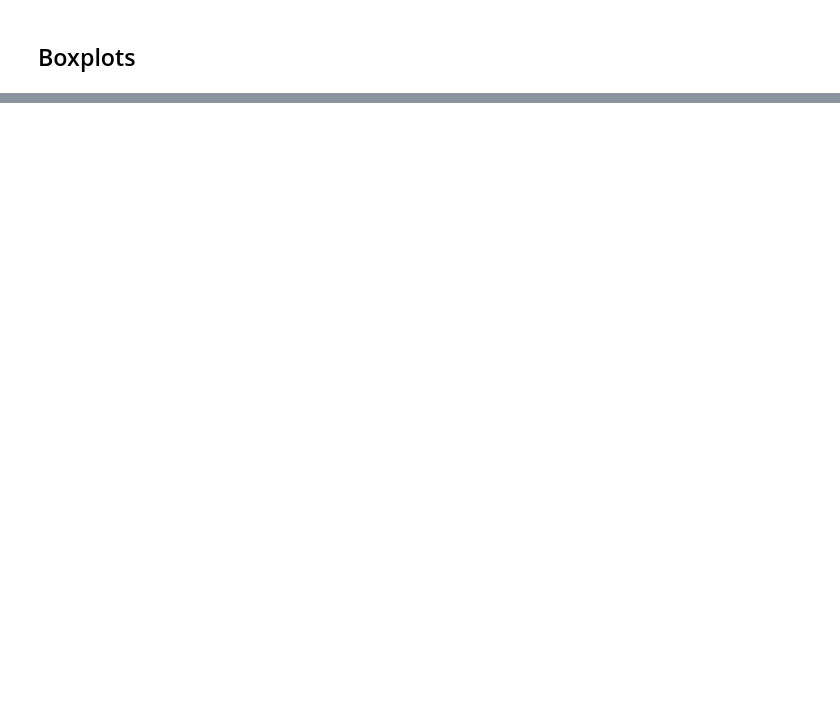
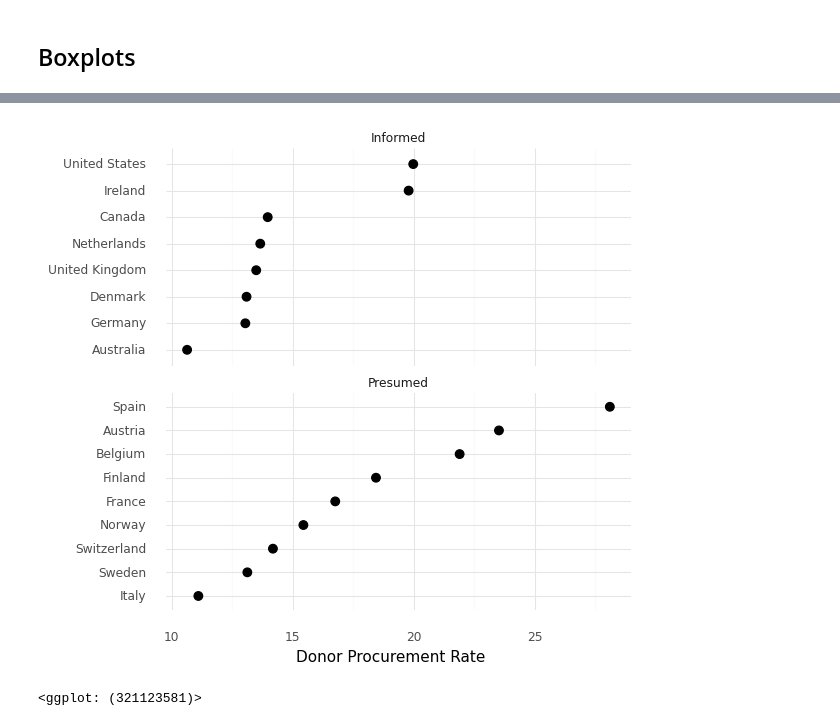
Before and after one commit to jkgiesler/healy-viz, a Jupyter notebook: chapter5-python.ipynb, the cells around one changed output, grey strips where cells are left out. Cells and saved outputs as stored; diff of their text form; code cells hidden in the pictures; blank space fills up the shorter version.

```diff
--- a/chapter5-python.ipynb
+++ b/chapter5-python.ipynb
@@ -207,0 +210,8 @@ p + geom_jitter(position=position_jitter(width=0.15)) + \
+# %%
+by_country = organdata.groupby(
+    ['country','consent_law']
+).agg(['mean','std']).reset_index()
+
+by_country = by_country.dropna()
+
+by_country.columns = ['_'.join(y) if y[1] != '' else y[0] for y in by_country.columns]
@@ -207,0 +237,18 @@ p + geom_jitter(position=position_jitter(width=0.15)) + \
+# %%
+# 5.14
+
+p = ggplot(
+    data=by_country,
+    mapping=aes(
+        x='donors_mean',
+        y='country',
+    )
+)
+
+p + geom_point(size=3) + \
+    facet_wrap('~consent_law',scales='free_y',ncol=1) + \
+    theme_minimal() + \
+    labs(x="Donor Procurement Rate", y = "")
+# %% [output]
+[figure, added]
+<ggplot: (321123581)>
```
Also changed, not shown: parts of 19 cells of this notebook, 1 other file.
